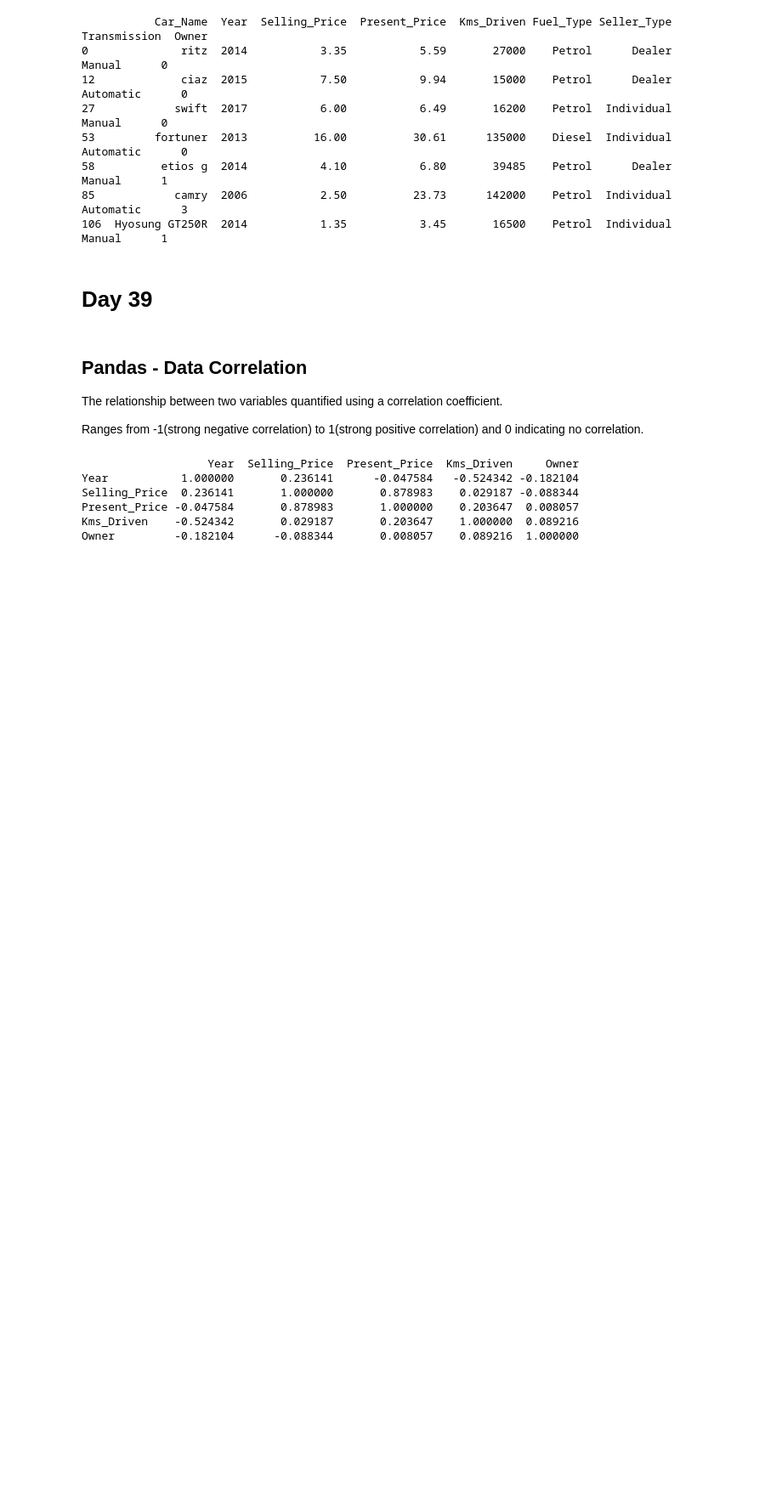
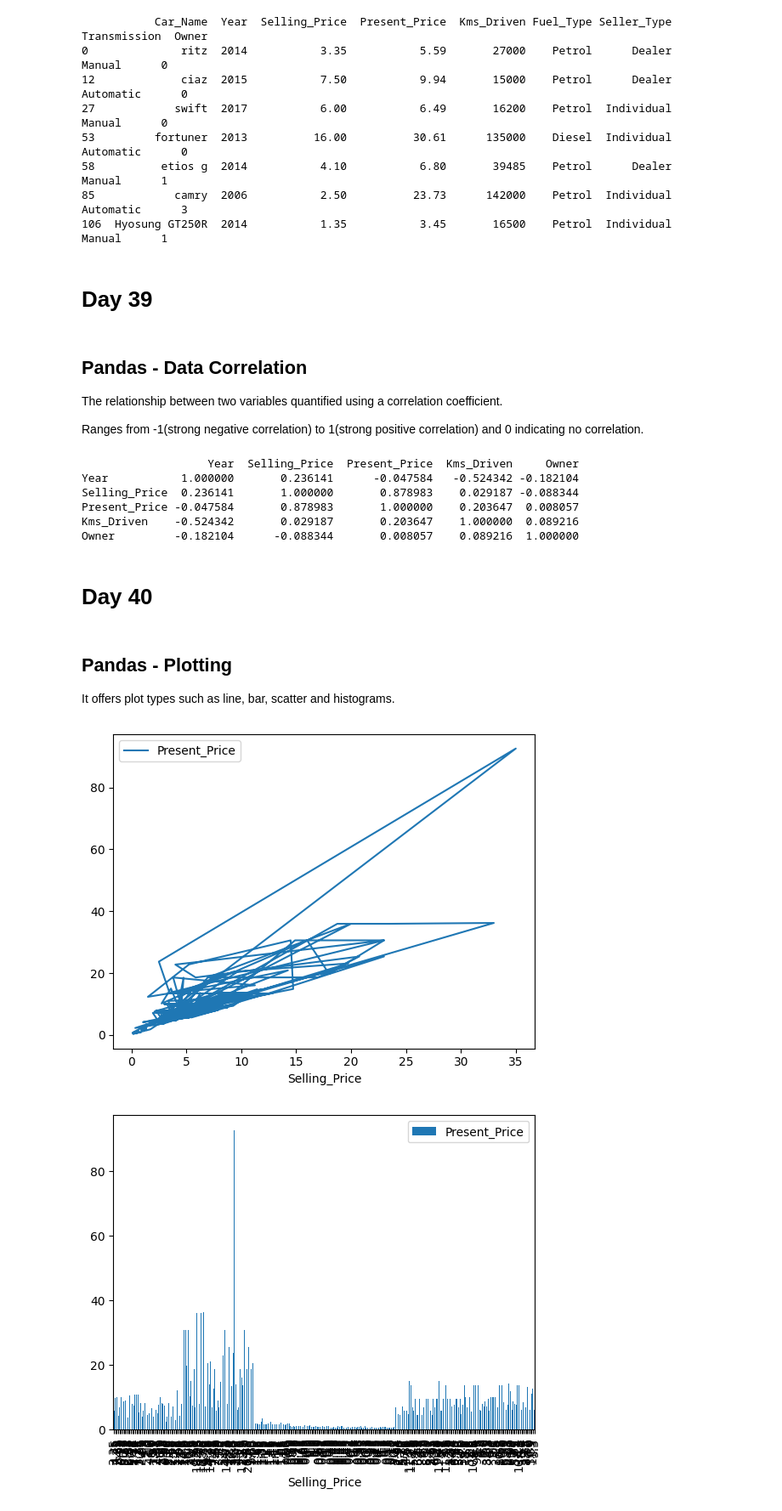
Before and after one commit to SamsonKamunyu/Machine-Learning-Challenge, a Jupyter notebook: Untitled.ipynb, the cells around one changed output. Shown at 85% size. Cells and saved outputs as stored; diff of their text form; code cells hidden in the pictures; blank space fills up the shorter version.

Commit message:
Pandas Visualization Plots

```diff
--- a/Untitled.ipynb
+++ b/Untitled.ipynb
@@ -2166,3 +2166,26 @@ Selling_Price  0.236141       1.000000       0.878983    0.029187 -0.088344
 Present_Price -0.047584       0.878983       1.000000    0.203647  0.008057
 Kms_Driven    -0.524342       0.029187       0.203647    1.000000  0.089216
 Owner         -0.182104      -0.088344       0.008057    0.089216  1.000000
+# %% [markdown]
+# Day 40
+# %% [markdown]
+## Pandas - Plotting
+It offers plot types such as line, bar, scatter and histograms.
+# %%
+import pandas as pd
+
+df = pd.read_csv('car data.csv')
+
+x = 'Selling_Price'
+y = 'Present_Price'
+
+df.plot(x, y, kind = 'line');
+
+df.plot.bar(x, y);
+
+df.plot.scatter(x, y);
+
+df.plot.hist(y);
+# %% [output]
+[figure, added]
+[figure, added]
```
Also changed, not shown: parts of 1 cell of this notebook.
